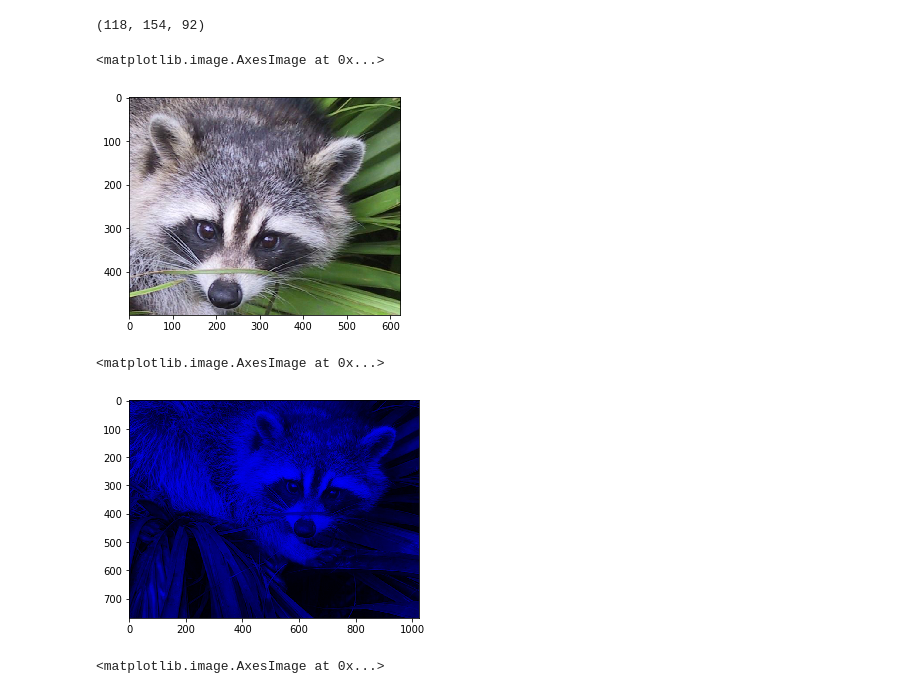
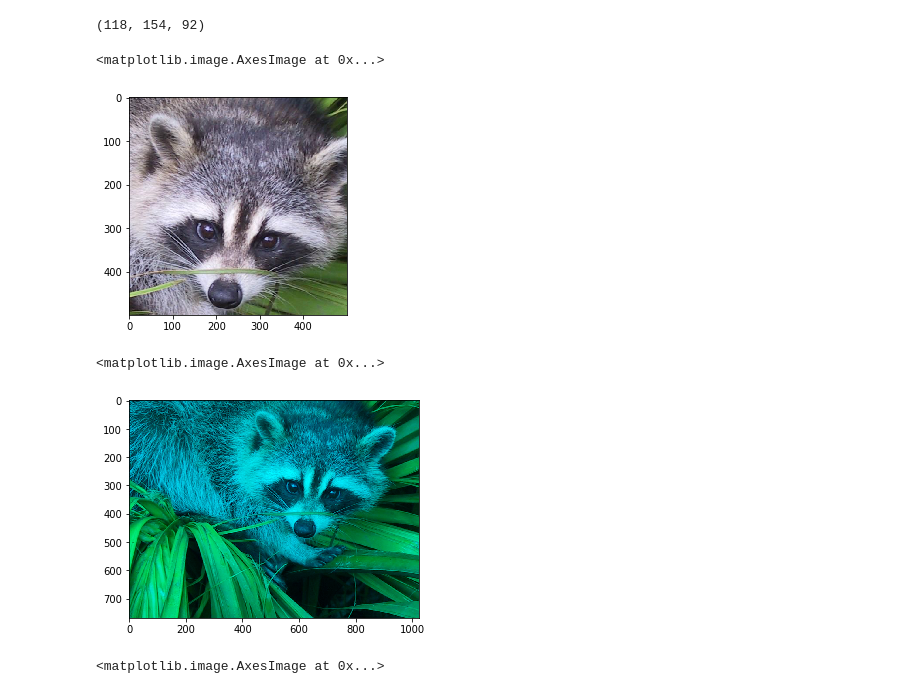
Before and after one commit to srikanthpragada/DS_06_JAN_2020, a Jupyter notebook: numpy_demo.ipynb, the cells around one changed output. Saved outputs shown, nothing was run; the diff lists cells and outputs as text; code cells hidden in the pictures.

```diff
--- a/numpy_demo.ipynb
+++ b/numpy_demo.ipynb
@@ -869,17 +878,17 @@ img[-1,-1,0],img[-1,-1,1],img[-1,-1,2]
 # %% [output]
 (118, 154, 92)
 # %%
-plt.imshow(img[:500,400:,:])
+plt.imshow(img[:500,400:900,:])
 # %% [output]
 <matplotlib.image.AxesImage at 0x...>
-[figure, old version]
+[figure, new version]
 # %%
 img2 = img.copy()
-img2[:,:,:2] = 0
+img2[:,:,0] = 0
 plt.imshow(img2)
 # %% [output]
 <matplotlib.image.AxesImage at 0x...>
-[figure, old version]
+[figure, new version]
 # %%
 img1, img2 = np.vsplit(img,2)
 # %%
```
Also changed, not shown: parts of 12 cells of this notebook, 1 other file.
